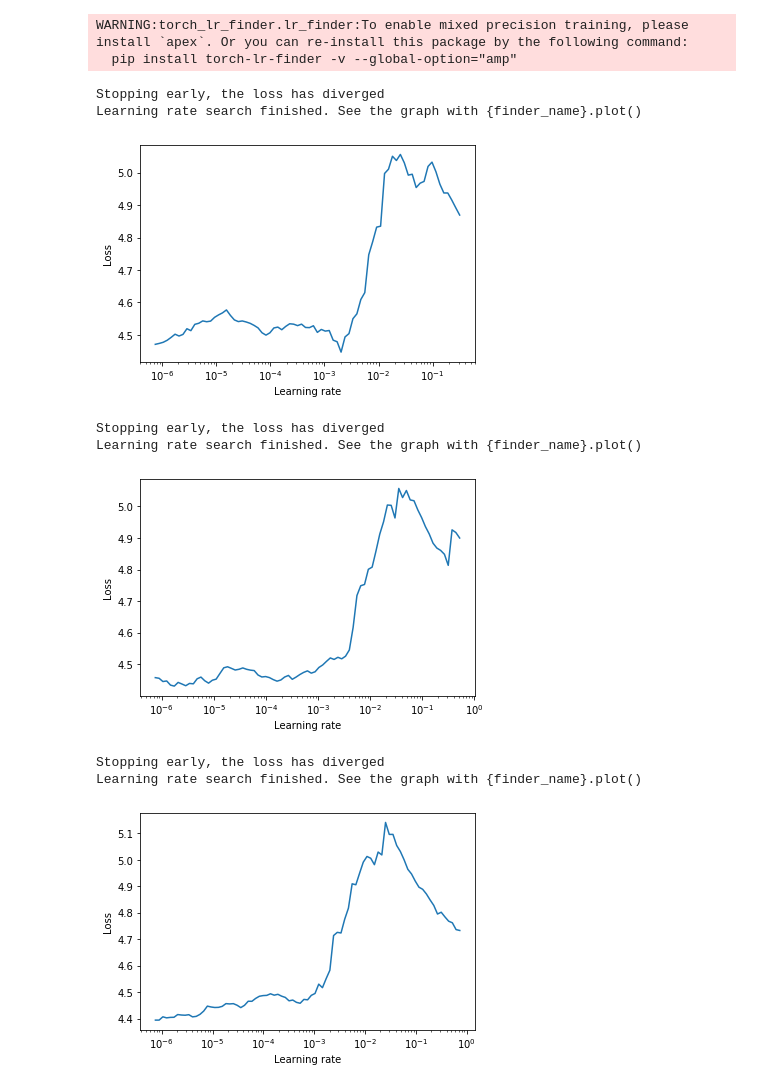
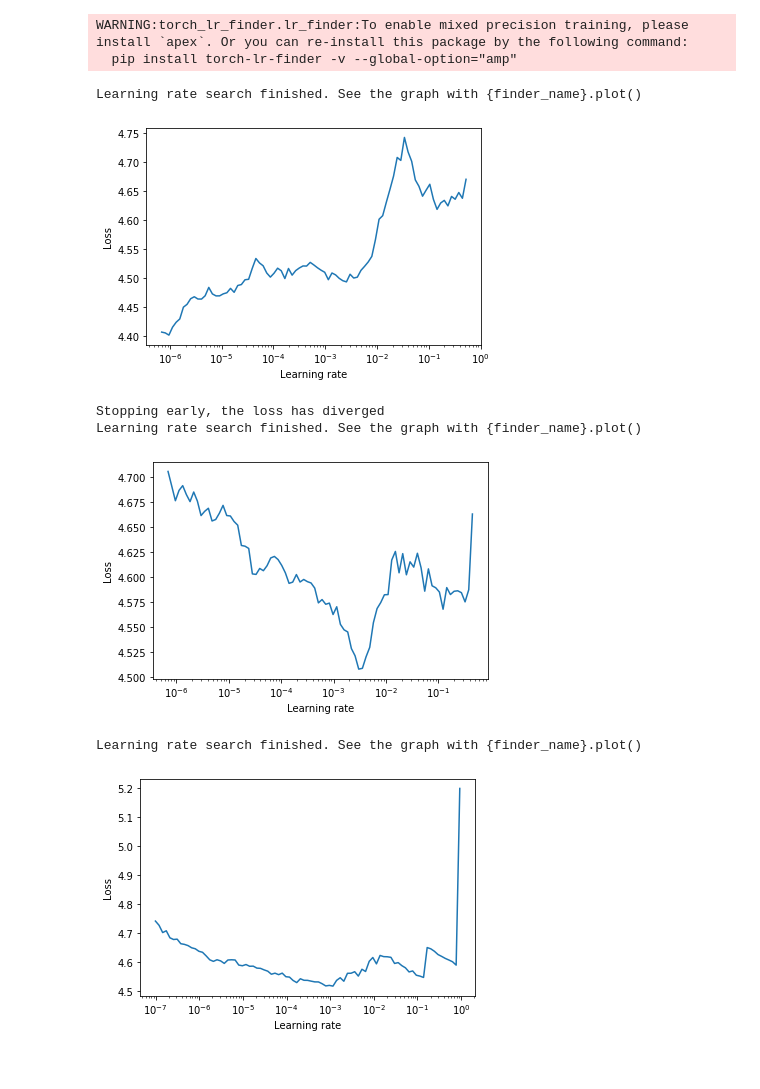
Before and after one commit to etnAIGitHub/ZeroShotLearning, a Jupyter notebook: Pytorch/Experiments/COCOROIClassification.ipynb, the cells around one changed output. Drawn from its saved outputs; the diff is of its cells as text; code cells hidden in the pictures.

```diff
--- a/Pytorch/Experiments/COCOROIClassification.ipynb
+++ b/Pytorch/Experiments/COCOROIClassification.ipynb
@@ -16,11 +16,12 @@ from Pytorch.utils import Denormalize_tensor, Show_figure_with_bbox
 from Pytorch.Datasets.ROIDataset import ROI_DATASET
 from Pytorch.Models.ROIClassifier import M_ROI_CLASSIFIER
 # %%
-exp_name = "RN50-SGD-ROIClassification-COCO-DA"
+exp_name = "COCO-ROIClassification-RN50-SGD-IMSize472"
 epochs = 120
-batch_size = 10
-num_batch_train = 200
-num_batch_val = 80
+batch_size = 12
+num_batch_train = 180
+num_batch_val = 60
+img_size = 472
 # %%
 parameters_path = path.join("parameters", exp_name)
 plots_path = path.join("plots", exp_name)
@@ -32,7 +33,8 @@ DSET_training = ROI_DATASET(
     F_image_id_to_relative_path = lambda image_id: "{:012d}.jpg".format(image_id),
     augmentation = True,
     batch_size = batch_size,
-    num_batch = num_batch_train
+    num_batch = num_batch_train,
+    desired_size = img_size,
 )
 # %%
 DSET_validation = ROI_DATASET(
@@ -124,33 +131,31 @@ criterion = torch.nn.CrossEntropyLoss()
 # %%
 optimizer = torch.optim.SGD(M_roi_classifier.parameters(), lr=1e-7, momentum=0.0)
 lr_finder = LRFinder(M_roi_classifier, optimizer, criterion, device="cuda")
-lr_finder.range_test(DL_training, end_lr=2, num_iter=100)
+lr_finder.range_test(DL_training, end_lr=1, num_iter=100)
 lr_finder.plot() # to inspect the loss-learning rate graph
 lr_finder.reset() # to reset the model and optimizer to their initial state
 # %% [output]
-Stopping early, the loss has diverged
 Learning rate search finished. See the graph with {finder_name}.plot()
-[figure, old version]
+[figure, new version]
 # %%
 optimizer = torch.optim.SGD(M_roi_classifier.parameters(), lr=1e-7, momentum=0.2)
 lr_finder = LRFinder(M_roi_classifier, optimizer, criterion, device="cuda")
-lr_finder.range_test(DL_training, end_lr=2, num_iter=100)
+lr_finder.range_test(DL_training, end_lr=1, num_iter=100)
 lr_finder.plot() # to inspect the loss-learning rate graph
 lr_finder.reset() # to reset the model and optimizer to their initial state
 # %% [output]
 Stopping early, the loss has diverged
 Learning rate search finished. See the graph with {finder_name}.plot()
-[figure, old version]
+[figure, new version]
 # %%
-optimizer = torch.optim.SGD(M_roi_classifier.parameters(), lr=1e-7, momentum=0.6)
+optimizer = torch.optim.SGD(M_roi_classifier.parameters(), lr=1e-8, momentum=0.8)
 lr_finder = LRFinder(M_roi_classifier, optimizer, criterion, device="cuda")
 lr_finder.range_test(DL_training, end_lr=2, num_iter=100)
 lr_finder.plot() # to inspect the loss-learning rate graph
 lr_finder.reset() # to reset the model and optimizer to their initial state
 # %% [output]
-Stopping early, the loss has diverged
 Learning rate search finished. See the graph with {finder_name}.plot()
-[figure, old version]
+[figure, new version]
 # %%
 optimizer = torch.optim.Adam(M_roi_classifier.parameters())
 lr_finder = LRFinder(M_roi_classifier, optimizer, criterion, device="cuda")
```
Also changed, not shown: parts of 7 cells of this notebook, 9 other files.
